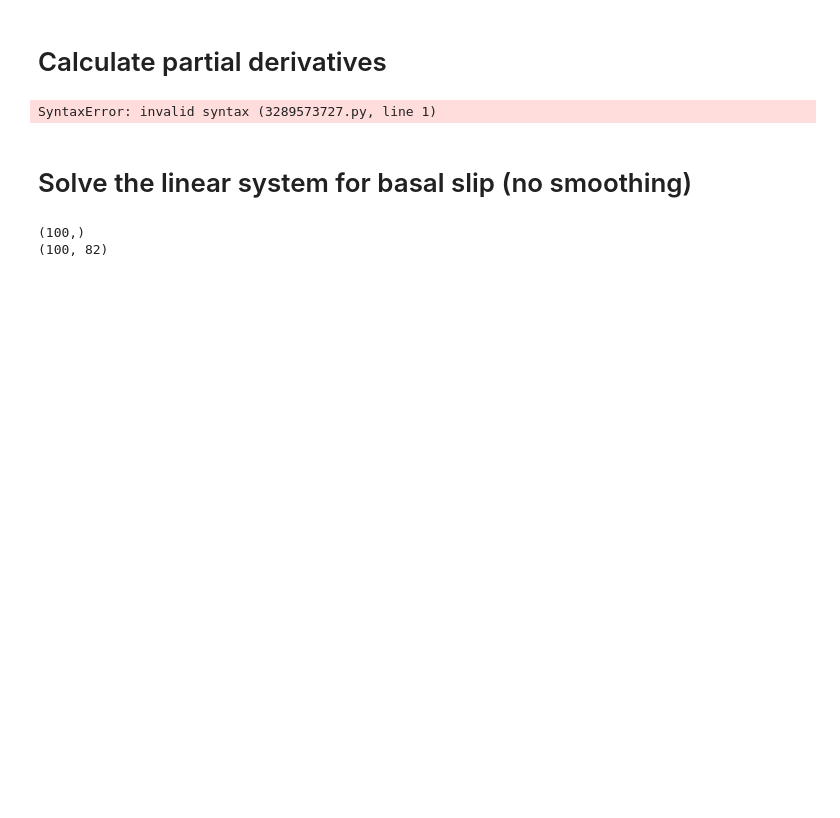
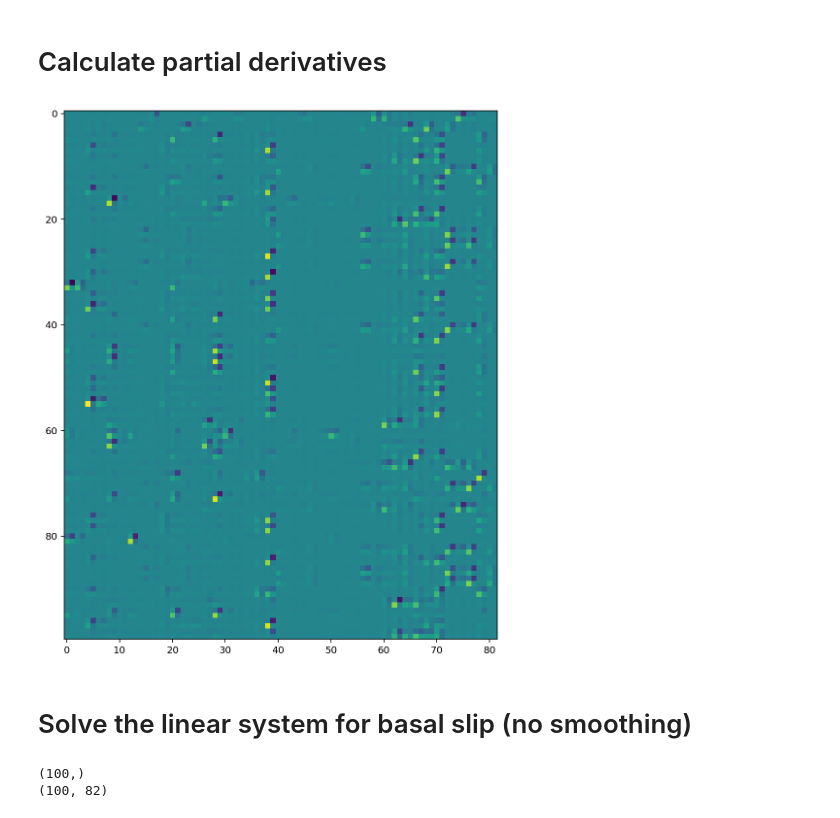
Before and after one commit to jploveless/relax_disloc, a Jupyter notebook: hector_mine.ipynb, the cells around one changed output. Cells and saved outputs as stored; diff of their text form; code cells hidden in the pictures; blank space fills up the shorter version.

```diff
--- a/hector_mine.ipynb
+++ b/hector_mine.ipynb
@@ -259,7 +282,8 @@ meshes[0].coords[:, 2] = 30
 # %% [markdown]
 # Calculate partial derivatives
 # %%
-operators = addict.Dict()material_lambda = 3e10
+operators = addict.Dict()
+material_lambda = 3e10
 material_mu = 3e10
 tri_operator = np.zeros((3 * len(df_gps), 3 * n_tri))
 
@@ -314,34 +338,37 @@ for i in tqdm(
         dip_slip=0,
         tensile_slip=1,
     )
     tri_operator[0::3, 3 * i] = np.squeeze(vel_east_strike_slip)
     tri_operator[1::3, 3 * i] = np.squeeze(vel_north_strike_slip)
     tri_operator[2::3, 3 * i] = np.squeeze(vel_up_strike_slip)
     tri_operator[0::3, 3 * i + 1] = np.squeeze(vel_east_dip_slip)
     tri_operator[1::3, 3 * i + 1] = np.squeeze(vel_north_dip_slip)
     tri_operator[2::3, 3 * i + 1] = np.squeeze(vel_up_dip_slip)
     tri_operator[0::3, 3 * i + 2] = np.squeeze(vel_east_tensile_slip)
     tri_operator[1::3, 3 * i + 2] = np.squeeze(vel_north_tensile_slip)
     tri_operator[2::3, 3 * i + 2] = np.squeeze(vel_up_tensile_slip)
 
 
 # # operators.tri_station = celeri.get_tri_station_operator_okada(meshes, station, command)
 # operators.tri_station = celeri.get_tde_to_velocities(meshes, station, command)
 celeri.get_all_mesh_smoothing_matrices(meshes, operators)
 smoothing_matrix = operators.smoothing_matrix[0].todense()
 smoothing_matrix = np.delete(
     smoothing_matrix, np.arange(2, smoothing_matrix.shape[0], 3), axis=0
 )
 smoothing_matrix = np.delete(
     smoothing_matrix, np.arange(2, smoothing_matrix.shape[1], 3), axis=1
 )
 
 # Eliminate matrix entries for vertical displacments and tensile slip
 tde_matrix = copy.deepcopy(tri_operator)
 tde_matrix = np.delete(tde_matrix, np.arange(2, tde_matrix.shape[0], 3), axis=0)
 tde_matrix = np.delete(tde_matrix, np.arange(2, tde_matrix.shape[1], 3), axis=1)
+plt.figure(figsize=(10, 10))
+plt.imshow(tde_matrix)
+plt.show()
 # %% [output]
-SyntaxError: invalid syntax (3289573727.py, line 1)
+[figure, added]
 # %% [markdown]
 # Solve the linear system for basal slip (no smoothing)
 # %%
```
Also changed, not shown: parts of 11 cells of this notebook.
